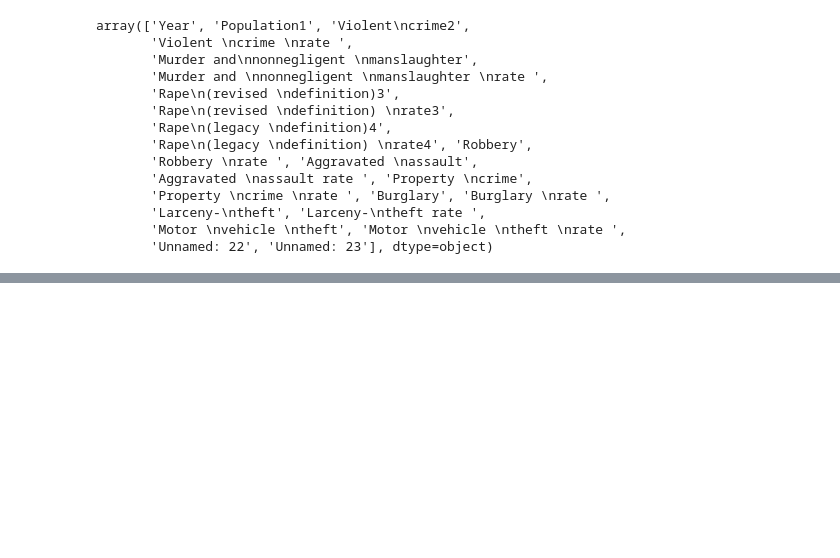
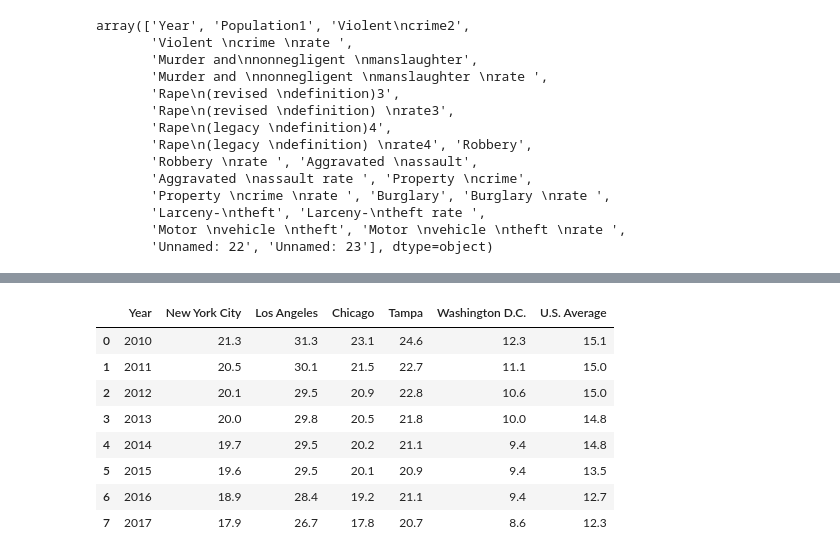
Before and after one commit to MikeAnderson89/National-Crime-Rate-Correlations, a Jupyter notebook: United States/National_Trial.ipynb, the cells around one changed output, grey strips where cells are left out. Cells and saved outputs as stored; diff of their text form; code cells hidden in the pictures; blank space fills up the shorter version.

```diff
--- a/United States/National_Trial.ipynb
+++ b/United States/National_Trial.ipynb
@@ -83 +172,18 @@ national_data.to_csv('Comparative_Crime_Data.csv')
+# %%
+national_poverty = pd.merge(nyc_poverty, la_poverty, on='Year', how='outer')
+national_poverty = pd.merge(national_poverty, chi_poverty, on='Year', how='outer')
+national_poverty = pd.merge(national_poverty, tamp_poverty, on='Year', how='outer')
+national_poverty = pd.merge(national_poverty, dc_poverty, on='Year', how='outer')
+national_poverty = pd.merge(national_poverty, us_poverty, on='Year', how='left')
+national_poverty
+# %% [output]
+|  | Year | New York City | Los Angeles | Chicago | Tampa | Washington D.C. | U.S. Average |
+| 0 | 2010 | 21.3 | 31.3 | 23.1 | 24.6 | 12.3 | 15.1 |
+| 1 | 2011 | 20.5 | 30.1 | 21.5 | 22.7 | 11.1 | 15.0 |
+| 2 | 2012 | 20.1 | 29.5 | 20.9 | 22.8 | 10.6 | 15.0 |
+| 3 | 2013 | 20.0 | 29.8 | 20.5 | 21.8 | 10.0 | 14.8 |
+| 4 | 2014 | 19.7 | 29.5 | 20.2 | 21.1 | 9.4 | 14.8 |
+| 5 | 2015 | 19.6 | 29.5 | 20.1 | 20.9 | 9.4 | 13.5 |
+| 6 | 2016 | 18.9 | 28.4 | 19.2 | 21.1 | 9.4 | 12.7 |
+| 7 | 2017 | 17.9 | 26.7 | 17.8 | 20.7 | 8.6 | 12.3 |
 # %%
```
Also changed, not shown: parts of 12 cells of this notebook, 5 other files.
